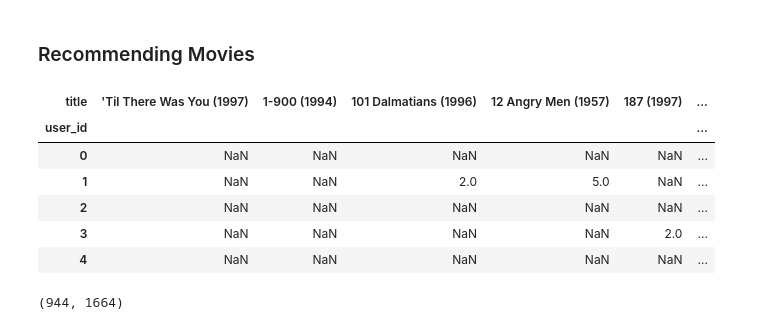
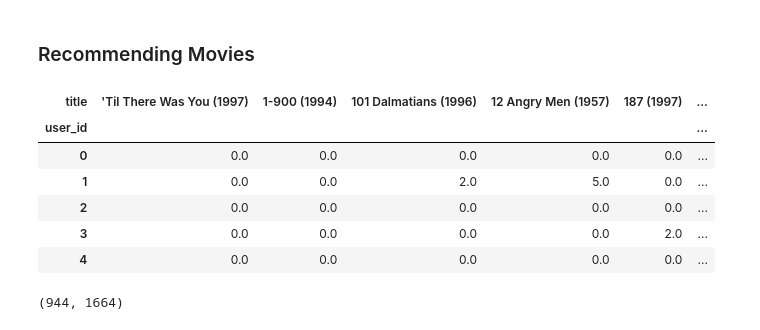
Before and after one commit to Devvrat53/Movie-Recommendation, a Jupyter notebook: Movie-Recommendation.ipynb, the cells around one changed output. Drawn from its saved outputs; the diff is of its cells as text; code cells hidden in the pictures.

```diff
--- a/Movie-Recommendation.ipynb
+++ b/Movie-Recommendation.ipynb
@@ -110,16 +110,16 @@ sns.jointplot(x= 'rating', y= 'number_of_ratings', data= ratings, alpha= 0.5, he
 # %% [markdown]
 ### Recommending Movies
 # %%
-movie = df.pivot_table(index= 'user_id', columns= 'title', values= 'rating')
+movie = df.pivot_table(index= 'user_id', columns= 'title', values= 'rating').fillna(0)
 movie.head()
 # %% [output]
 | title | 'Til There Was You (1997) | 1-900 (1994) | 101 Dalmatians (1996) | 12 Angry Men (1957) | 187 (1997) | ... |
 | user_id |  |  |  |  |  | ... |
-| 0 | NaN | NaN | NaN | NaN | NaN | ... |
-| 1 | NaN | NaN | 2.0 | 5.0 | NaN | ... |
-| 2 | NaN | NaN | NaN | NaN | NaN | ... |
-| 3 | NaN | NaN | NaN | NaN | 2.0 | ... |
-| 4 | NaN | NaN | NaN | NaN | NaN | ... |
+| 0 | 0.0 | 0.0 | 0.0 | 0.0 | 0.0 | ... |
+| 1 | 0.0 | 0.0 | 2.0 | 5.0 | 0.0 | ... |
+| 2 | 0.0 | 0.0 | 0.0 | 0.0 | 0.0 | ... |
+| 3 | 0.0 | 0.0 | 0.0 | 0.0 | 2.0 | ... |
+| 4 | 0.0 | 0.0 | 0.0 | 0.0 | 0.0 | ... |
 # %%
 # Dimensions of the dataframe
 movie.shape
```
Also changed, not shown: parts of 7 cells of this notebook.
